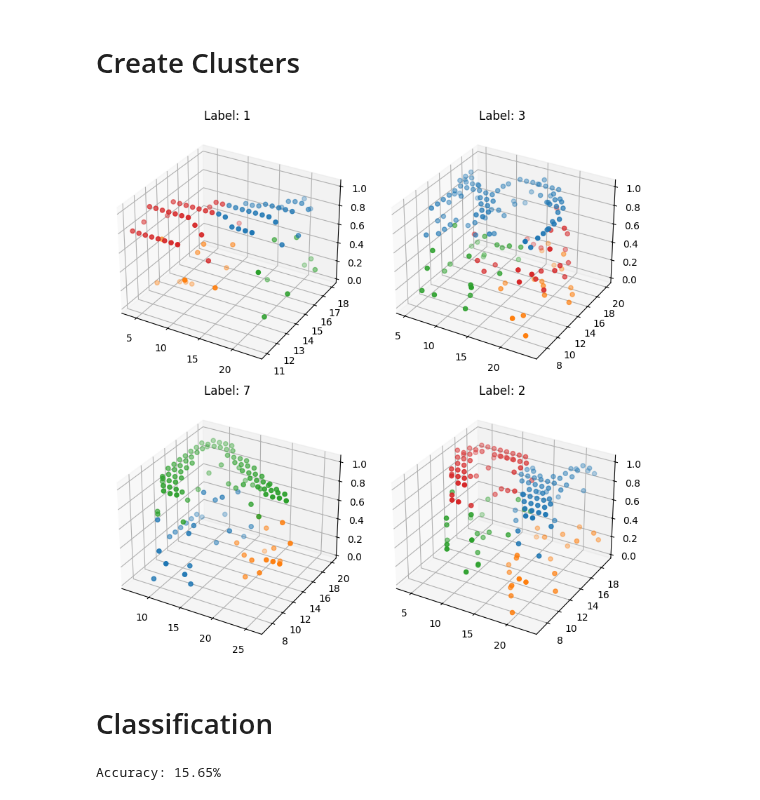
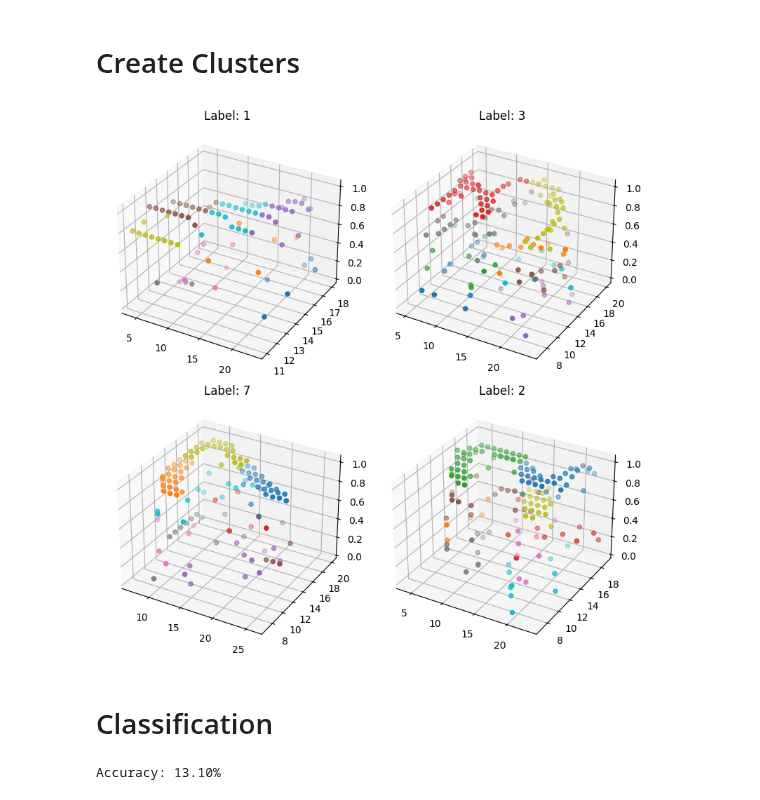
Before and after one commit to jgray9/CMSC678_Assignment4, a Jupyter notebook: mnist_kmeans.ipynb, the cells around one changed output. Cells and saved outputs as stored; diff of their text form; code cells hidden in the pictures.

```diff
--- a/mnist_kmeans.ipynb
+++ b/mnist_kmeans.ipynb
@@ -76,15 +76,14 @@ def lloyd(image: list[tuple[int, int, float]], K: int):
 # %%
 fig = plt.figure(figsize=(8,8))
 for i in range(4):
-    S, centers = lloyd(train[i][0], 4)
+    S, centers = lloyd(train[i][0], 10)
     ax = fig.add_subplot(2, 2, i+1, projection='3d')
     ax.set_title(f'Label: {train[i][1]}')
     for pts in S:
         ax.scatter([p[0] for p in pts], [p[1] for p in pts], [p[2] for p in pts])
-    # ax.scatter([k[0] for k in centers], [k[1] for k in centers], [k[2] for k in centers], c='red', marker='*')
 plt.tight_layout()
 plt.show()
 # %% [output]
-[figure, old version]
+[figure, new version]
 # %% [markdown]
 # Classification
@@ -132,8 +138,7 @@ train_cc()
 def eval_cc():
     score = 0
 
-    for img, label in dev:
-        S, centers = lloyd(img, 5)
+    for centers, label in dev_k:
         x = torch.tensor(centers, dtype=torch.float32).cuda()
 
         # forward pass
@@ -148,4 +153,4 @@ def eval_cc():
     print(f'Accuracy: {100*(score/len(dev)):.2f}%')
 eval_cc()
 # %% [output]
-Accuracy: 15.65%
+Accuracy: 13.10%
```
Also changed, not shown: parts of 2 cells of this notebook.
